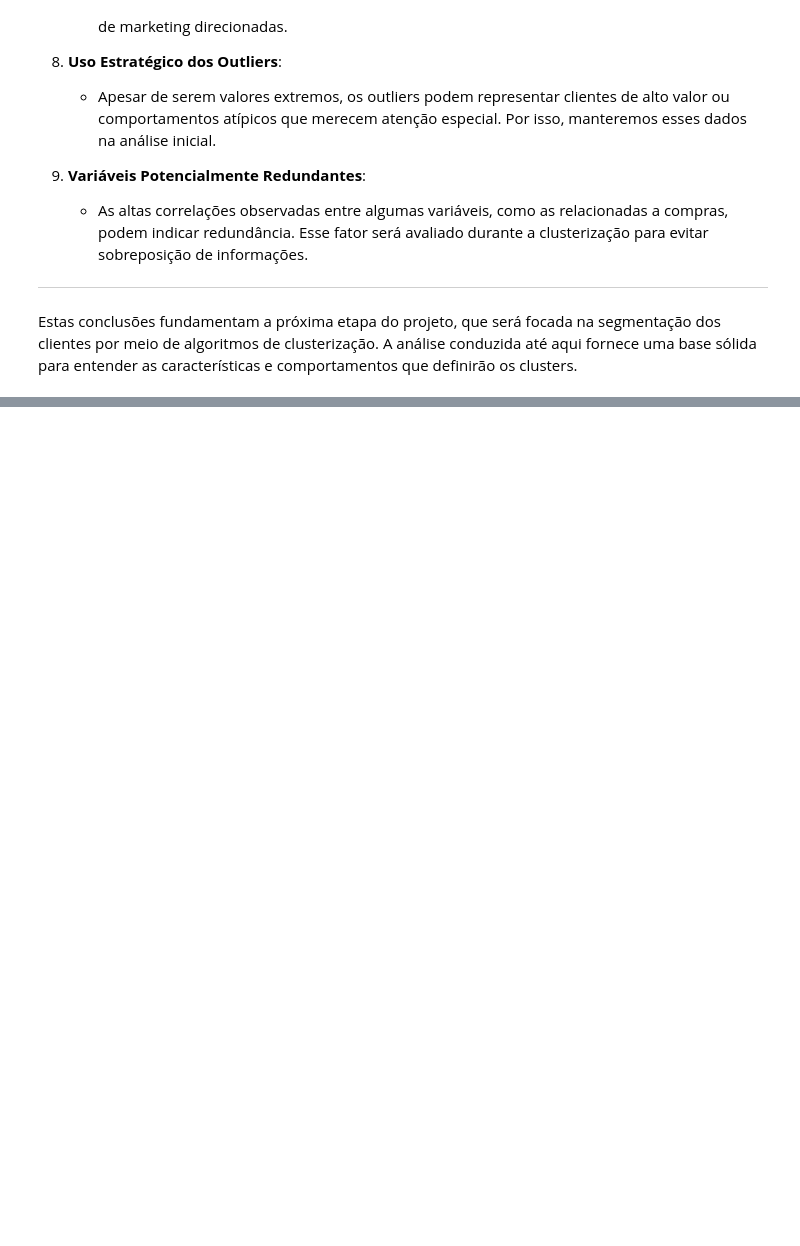
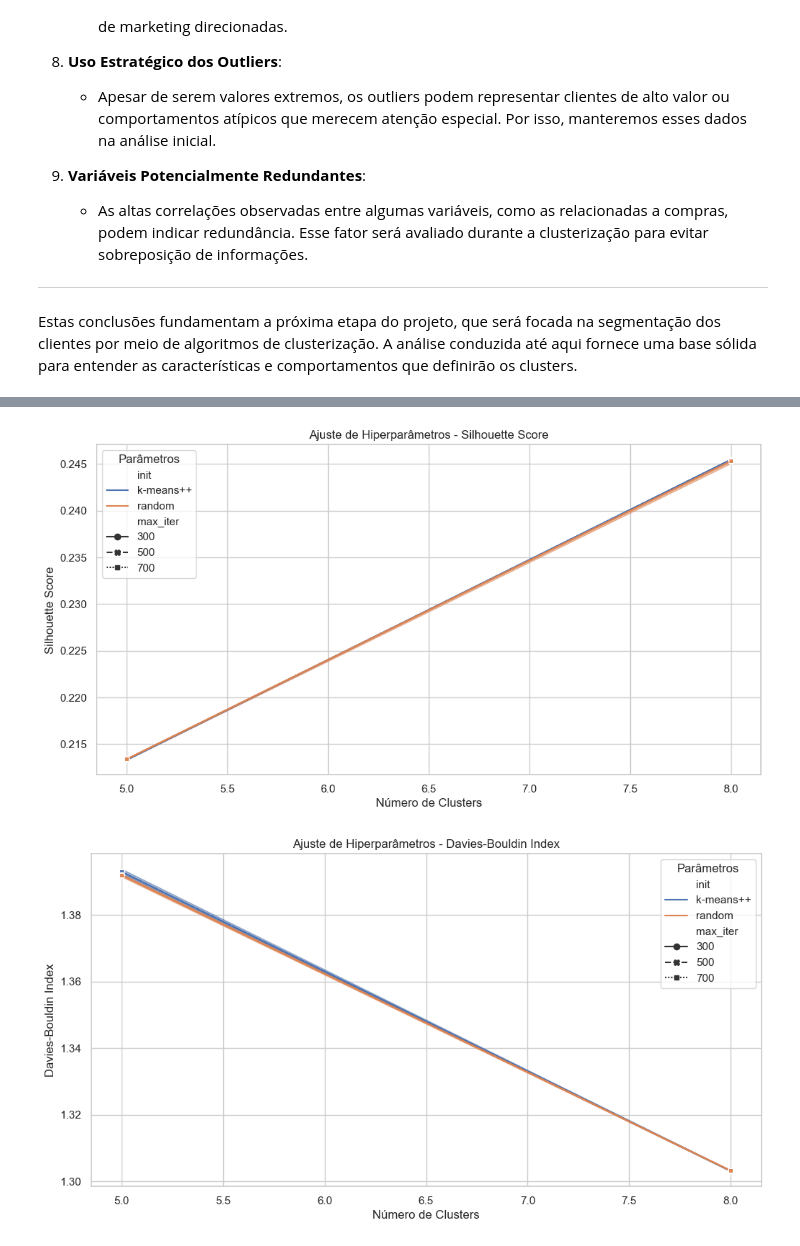
Before and after one commit to tnleite/credit-card-customer-clustering, a Jupyter notebook: 02-Analise/credit-card-customer-clustering.ipynb, the cells around one changed output, grey strips where cells are left out. Saved outputs shown, nothing was run; the diff lists cells and outputs as text; code cells hidden in the pictures; blank space fills up the shorter version.

```diff
--- a/02-Analise/credit-card-customer-clustering.ipynb
+++ b/02-Analise/credit-card-customer-clustering.ipynb
@@ -1511,0 +1461,52 @@ Top 5 Configurações:
+# %%
+# Analisando as métricas com gráficos
+# Visualizando o Silhouette Score para diferentes configurações
+plt.figure(figsize=(12, 6))
+sns.lineplot(
+    data=resultados_df,
+    x='n_clusters',
+    y='silhouette_score',
+    hue='init',
+    style='max_iter',
+    markers=True
+)
+plt.title("Ajuste de Hiperparâmetros - Silhouette Score")
+plt.xlabel("Número de Clusters")
+plt.ylabel("Silhouette Score")
+plt.legend(title="Parâmetros")
+plt.show()
+
+# Visualizando o Davies-Bouldin Index para diferentes configurações
+plt.figure(figsize=(12, 6))
+sns.lineplot(
+    data=resultados_df,
+    x='n_clusters',
+    y='davies_bouldin',
+    hue='init',
+    style='max_iter',
+    markers=True
+)
+plt.title("Ajuste de Hiperparâmetros - Davies-Bouldin Index")
+plt.xlabel("Número de Clusters")
+plt.ylabel("Davies-Bouldin Index")
+plt.legend(title="Parâmetros")
+plt.show()
+
+# Visualizando o Calinski-Harabasz Index para diferentes configurações
+plt.figure(figsize=(12, 6))
+sns.lineplot(
+    data=resultados_df,
+    x='n_clusters',
+    y='calinski_harabasz',
+    hue='init',
+    style='max_iter',
+    markers=True
+)
+plt.title("Ajuste de Hiperparâmetros - Calinski-Harabasz Index")
+plt.xlabel("Número de Clusters")
+plt.ylabel("Calinski-Harabasz Index")
+plt.legend(title="Parâmetros")
+plt.show()
+# %% [output]
+[figure, added]
+[figure, added]
```
Also changed, not shown: parts of 36 cells of this notebook.
